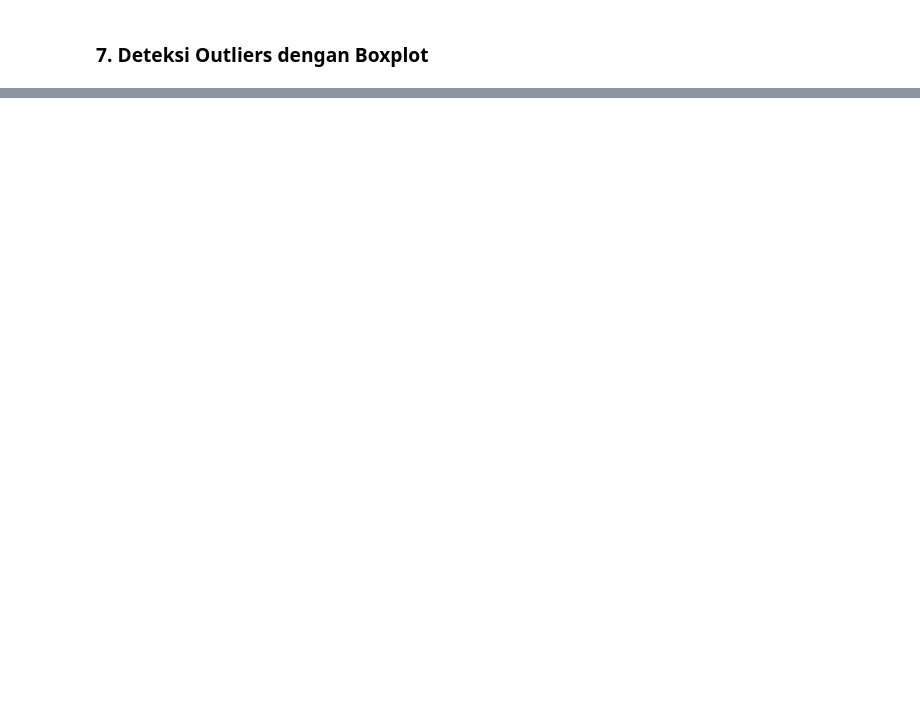
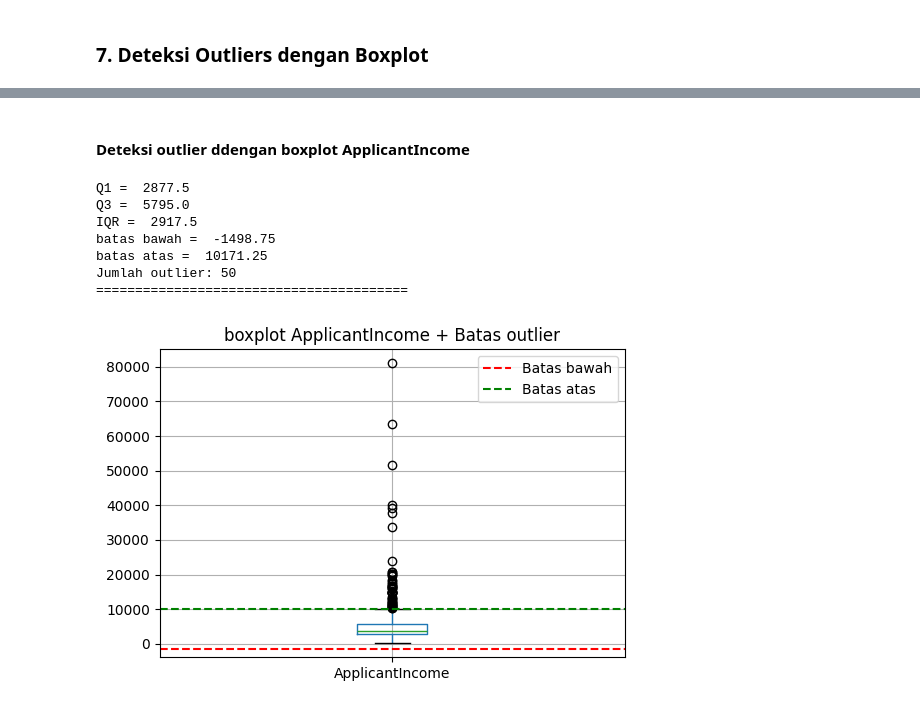
Before and after one commit to chilmi89/data-mining, a Jupyter notebook: praktek_missing_values.ipynb, the cells around one changed output, grey strips where cells are left out. Saved outputs shown, nothing was run; the diff lists cells and outputs as text; code cells hidden in the pictures; blank space fills up the shorter version.

```diff
--- a/praktek_missing_values.ipynb
+++ b/praktek_missing_values.ipynb
@@ -105,0 +205,2 @@ plt.show()
+# %%
+dataFrame = dataset.copy()
@@ -162,0 +394,17 @@ See the documentation for a more detailed explanation: https://pandas.pydata.org
+# %%
+
+# Loan_Amount_Term
+print("jumlah missing value pada kolom Loan_Amount_Term =" , dataFrame['Loan_Amount_Term'].isnull().sum())
+print("frekuensi banyak data = " , dataFrame['Loan_Amount_Term'].value_counts())
+
+# modus Loan_Amount_Term
+modus_Loan_Amount_Term = dataFrame['Loan_Amount_Term'].mode()[0]
+print("modus Loan_Amount_Term yang paling banyak muncul =" , modus_Loan_Amount_Term)
+
+# mengisi missing value Loan_Amount_Term dengan modus
+dataFrame['Loan_Amount_Term'] = dataFrame['Loan_Amount_Term'].fillna(modus_Loan_Amount_Term , inplace=True)
+print("="*50)
+
+# memeriksa kembali jumlah missing value
+print("cek missing value pada kolom Loan_Amount_Term =" , dataFrame['Loan_Amount_Term'].isnull().sum())
+print("="*50)
@@ -199,0 +438,43 @@ Loan_Amount_Term          88                   360.00          360.00
+# %% [markdown]
+ #### Deteksi outlier ddengan boxplot ApplicantIncome
+# %%
+# mengambil kolom ApplicantIncome untuk menghitung IQR
+Q1 = dataFrame['ApplicantIncome'].quantile(0.25)
+Q3 = dataFrame['ApplicantIncome'].quantile(0.75)
+IQR = Q3 - Q1
+print("Q1 = " , Q1)
+print("Q3 = " , Q3)
+print("IQR = " , IQR)
+
+# batas bawah dan batas atas
+batas_bawah = Q1 - 1.5 * IQR
+batas_atas = Q3 + 1.5 * IQR
+print("batas bawah = " , batas_bawah)
+print("batas atas = " , batas_atas)
+
+# menampilkan nilai outlier pada kolom ApplicantIncome
+outlier = dataFrame[(dataFrame['ApplicantIncome'] < batas_bawah) | (dataFrame['ApplicantIncome'] > batas_atas)]
+print("Jumlah outlier:", len(outlier))
+print("=" * 40)
+
+# menampilkan bloxpot untuk kolom ApplicantIncome
+plt.figure(figsize=(6,4))
+dataFrame.boxplot(column='ApplicantIncome')
+
+# garis batas bawah dan atas biar jelas
+plt.axhline(batas_bawah, color='red', linestyle='--', label='Batas bawah')
+plt.axhline(batas_atas, color='green', linestyle='--', label='Batas atas')
+
+# menambahkan judul dan legend
+plt.title('boxplot ApplicantIncome + Batas outlier')
+plt.legend()
+plt.show()
+# %% [output]
+Q1 =  2877.5
+Q3 =  5795.0
+IQR =  2917.5
+batas bawah =  -1498.75
+batas atas =  10171.25
+Jumlah outlier: 50
+========================================
+[figure, added]
```
Also changed, not shown: parts of 57 cells of this notebook, 1 other file.
